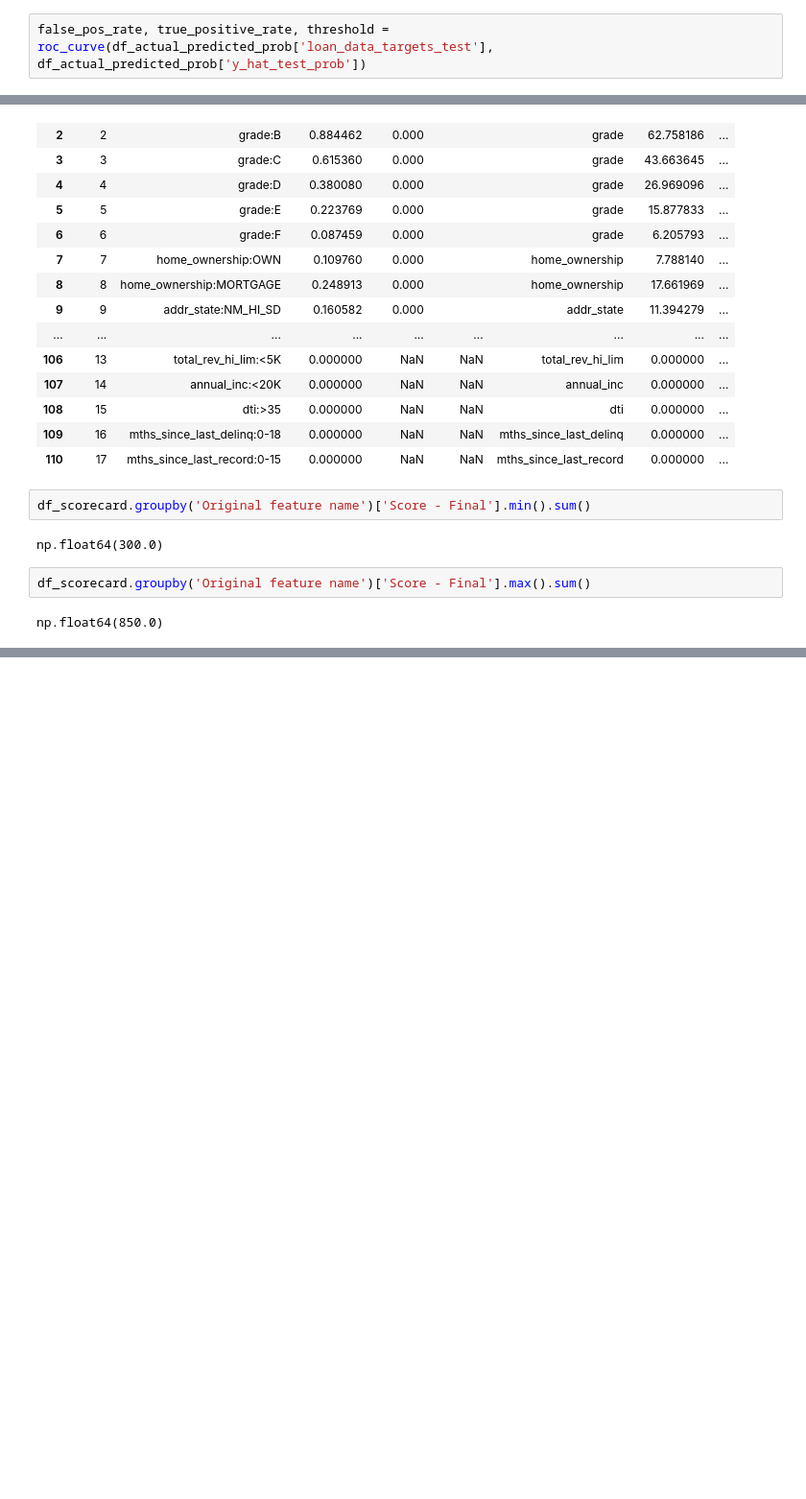
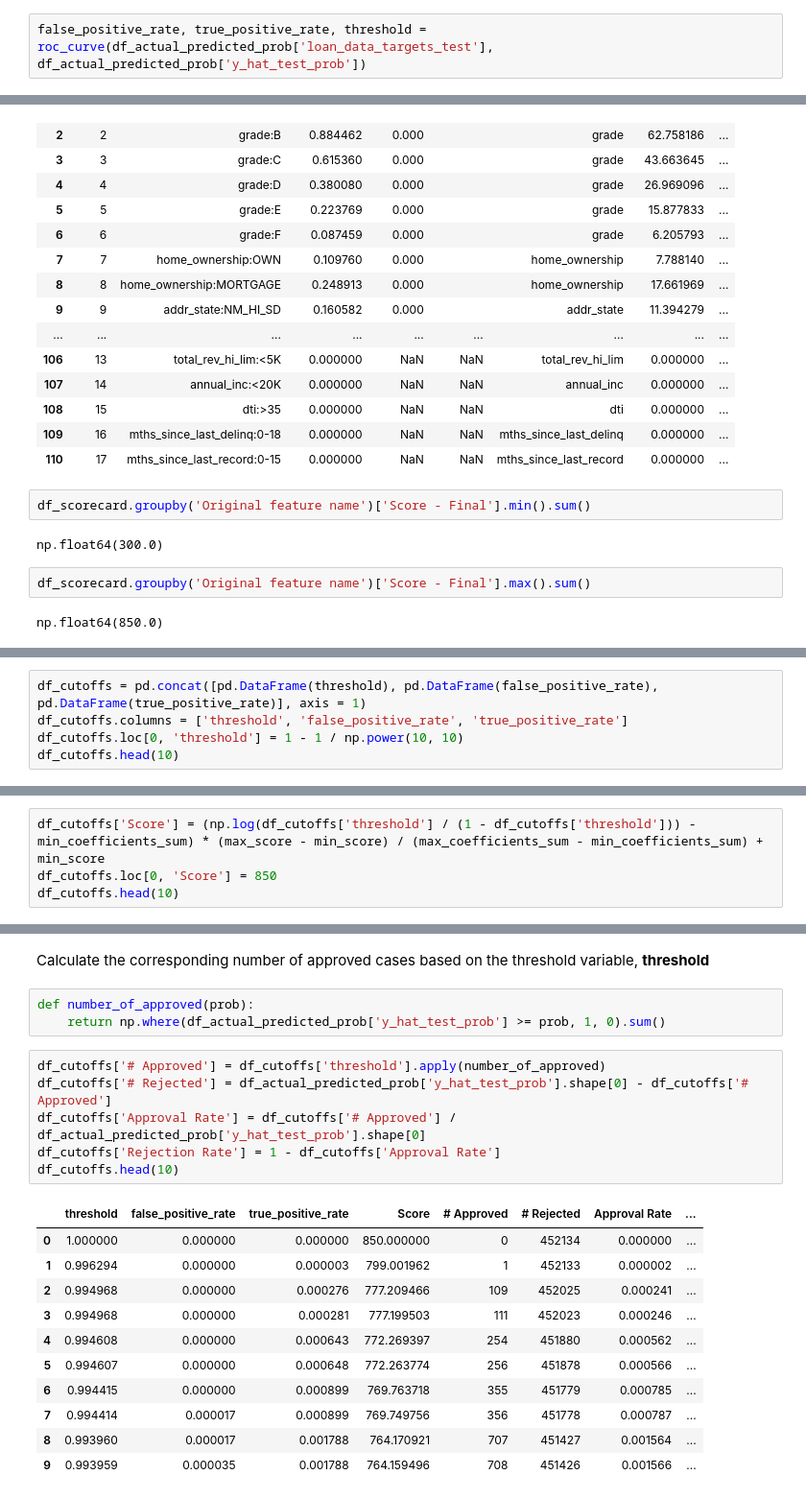
Before and after one commit to z252zhu/Credit-Risk-Modeling-on-Loan-Data, a Jupyter notebook: Credir Risk Modeling on Lending Club Loan Data - Modeling.ipynb, the cells around one changed output, grey strips where cells are left out. Shown: that part at 96% size. Saved outputs shown, nothing was run; the diff lists cells and outputs as text; blank space fills up the shorter version.

```diff
--- a/Credir Risk Modeling on Lending Club Loan Data - Modeling.ipynb
+++ b/Credir Risk Modeling on Lending Club Loan Data - Modeling.ipynb
@@ -864,5 +864,5 @@ Based on the confusion matrix, I realize that the number of false positive cases
 # %% [markdown]
 ### Accuracy and Area Under the Curve (AUC)
 # %%
-false_pos_rate, true_positive_rate, threshold = roc_curve(df_actual_predicted_prob['loan_data_targets_test'], df_actual_predicted_prob['y_hat_test_prob'])
+false_positive_rate, true_positive_rate, threshold = roc_curve(df_actual_predicted_prob['loan_data_targets_test'], df_actual_predicted_prob['y_hat_test_prob'])
 # %%
@@ -1196,0 +1267,5 @@ np.float64(850.0)
+# %%
+df_cutoffs = pd.concat([pd.DataFrame(threshold), pd.DataFrame(false_positive_rate), pd.DataFrame(true_positive_rate)], axis = 1)
+df_cutoffs.columns = ['threshold', 'false_positive_rate', 'true_positive_rate']
+df_cutoffs.loc[0, 'threshold'] = 1 - 1 / np.power(10, 10)
+df_cutoffs.head(10)
@@ -1196,0 +1289,4 @@ np.float64(850.0)
+# %%
+df_cutoffs['Score'] = (np.log(df_cutoffs['threshold'] / (1 - df_cutoffs['threshold'])) - min_coefficients_sum) * (max_score - min_score) / (max_coefficients_sum - min_coefficients_sum) + min_score
+df_cutoffs.loc[0, 'Score'] = 850
+df_cutoffs.head(10)
@@ -1196,0 +1319,23 @@ np.float64(850.0)
+# %% [markdown]
+Calculate the corresponding number of approved cases based on the threshold variable, **threshold**
+# %%
+def number_of_approved(prob):
+    return np.where(df_actual_predicted_prob['y_hat_test_prob'] >= prob, 1, 0).sum()
+# %%
+df_cutoffs['# Approved'] = df_cutoffs['threshold'].apply(number_of_approved)
+df_cutoffs['# Rejected'] = df_actual_predicted_prob['y_hat_test_prob'].shape[0] - df_cutoffs['# Approved']
+df_cutoffs['Approval Rate'] = df_cutoffs['# Approved'] / df_actual_predicted_prob['y_hat_test_prob'].shape[0]
+df_cutoffs['Rejection Rate'] = 1 - df_cutoffs['Approval Rate']
+df_cutoffs.head(10)
+# %% [output]
+|  | threshold | false_positive_rate | true_positive_rate | Score | # Approved | # Rejected | Approval Rate | ... |
+| 0 | 1.000000 | 0.000000 | 0.000000 | 850.000000 | 0 | 452134 | 0.000000 | ... |
+| 1 | 0.996294 | 0.000000 | 0.000003 | 799.001962 | 1 | 452133 | 0.000002 | ... |
+| 2 | 0.994968 | 0.000000 | 0.000276 | 777.209466 | 109 | 452025 | 0.000241 | ... |
+| 3 | 0.994968 | 0.000000 | 0.000281 | 777.199503 | 111 | 452023 | 0.000246 | ... |
+| 4 | 0.994608 | 0.000000 | 0.000643 | 772.269397 | 254 | 451880 | 0.000562 | ... |
+| 5 | 0.994607 | 0.000000 | 0.000648 | 772.263774 | 256 | 451878 | 0.000566 | ... |
+| 6 | 0.994415 | 0.000000 | 0.000899 | 769.763718 | 355 | 451779 | 0.000785 | ... |
+| 7 | 0.994414 | 0.000017 | 0.000899 | 769.749756 | 356 | 451778 | 0.000787 | ... |
+| 8 | 0.993960 | 0.000017 | 0.001788 | 764.170921 | 707 | 451427 | 0.001564 | ... |
+| 9 | 0.993959 | 0.000035 | 0.001788 | 764.159496 | 708 | 451426 | 0.001566 | ... |
```
Also changed, not shown: parts of 38 cells of this notebook.
